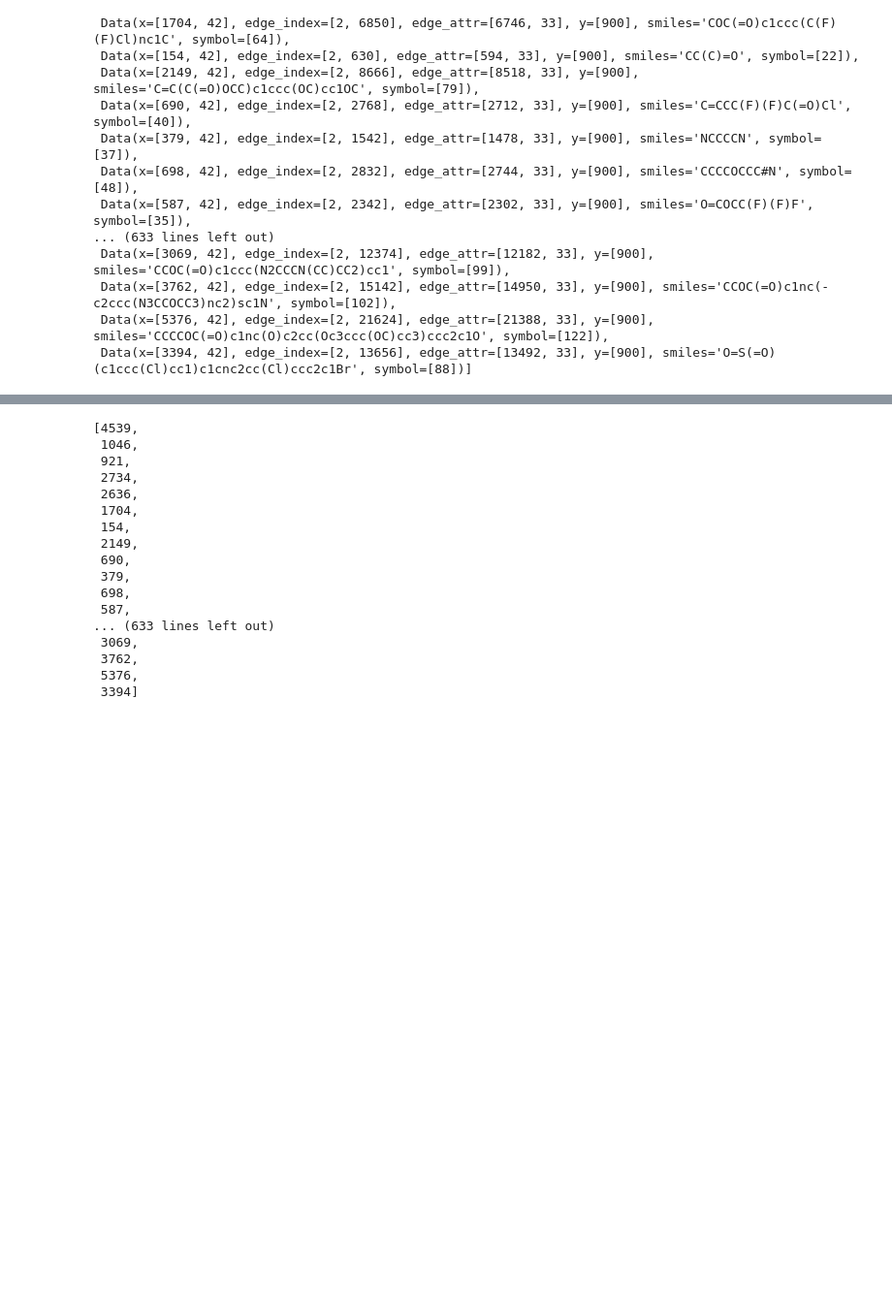
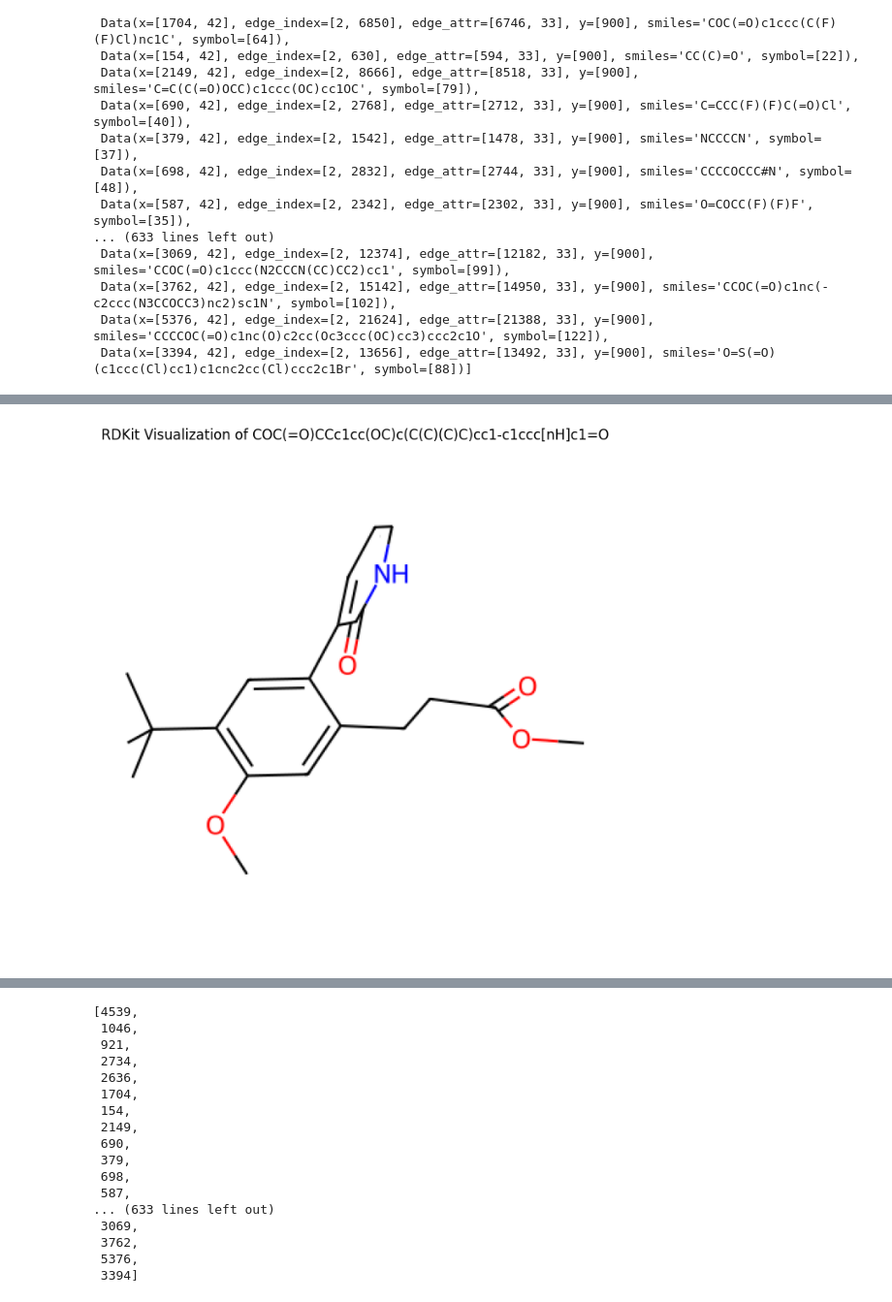
Before and after one commit to gomesgroup/simg_ir, a Jupyter notebook: visualize.ipynb, the cells around one changed output, grey strips where cells are left out. Shown at 97% size. Drawn from its saved outputs; the diff is of its cells as text; code cells hidden in the pictures; blank space fills up the shorter version.

```diff
--- a/visualize.ipynb
+++ b/visualize.ipynb
@@ -24,3 +360,30 @@ graphs
+# %%
+# Visualize the same molecule using RDKit
+from rdkit import Chem
+from rdkit.Chem import Draw
+
+# Get the SMILES string from the graph
+smiles = graph.smiles
+
+# Create RDKit molecule from SMILES
+mol = Chem.MolFromSmiles(smiles)
+
+# Generate 2D coordinates for the molecule
+mol = Chem.AddHs(mol)
+Chem.AllChem.EmbedMolecule(mol, randomSeed=42)
+mol = Chem.RemoveHs(mol)
+
+# Create the drawing
+img = Draw.MolToImage(mol, size=(400, 400))
+
+# Display the molecule
+plt.figure(figsize=(10, 8))
+plt.imshow(img)
+plt.axis('off')
+plt.title(f"RDKit Visualization of {smiles}")
+plt.show()
+# %% [output]
+[figure, added]
 # %%
 import networkx as nx
 from torch_geometric.utils import to_networkx
```
Also changed, not shown: parts of 4 cells of this notebook, 6 other files.
